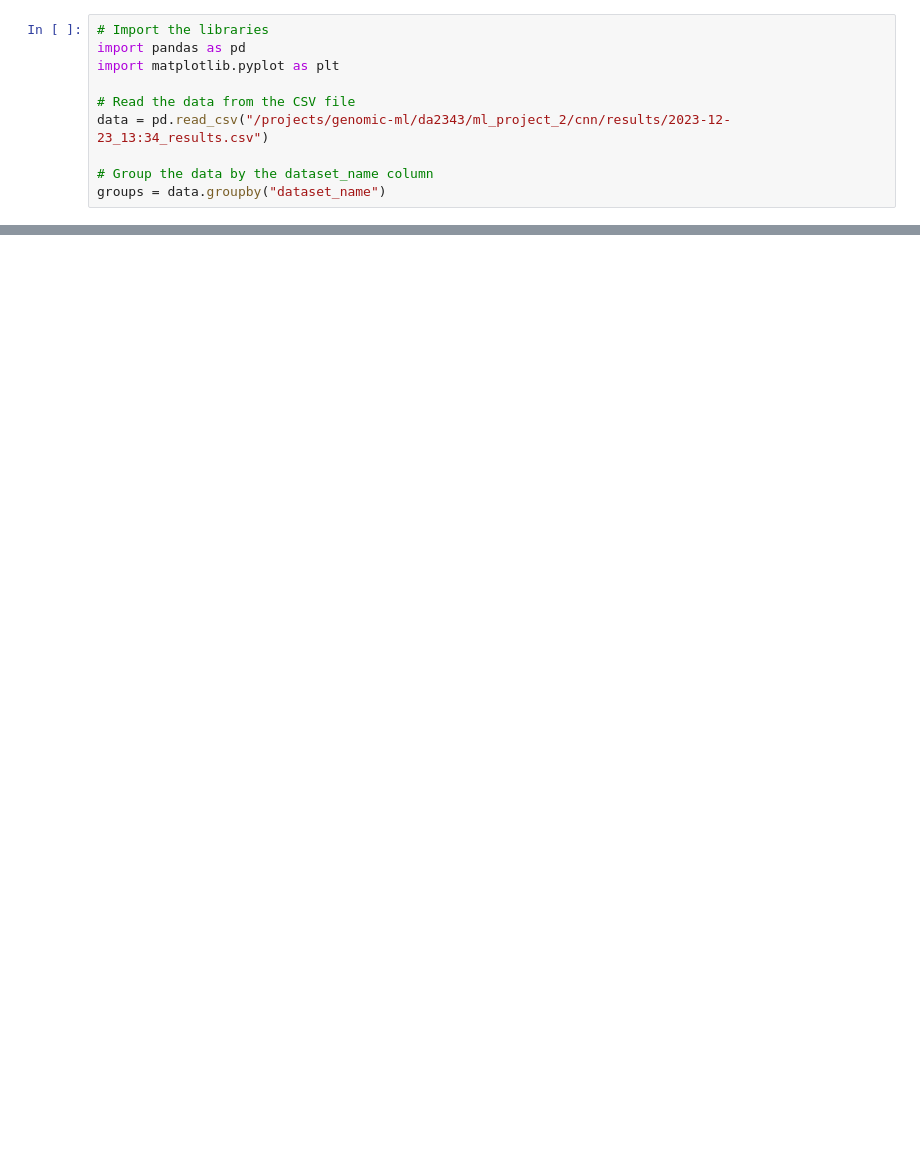
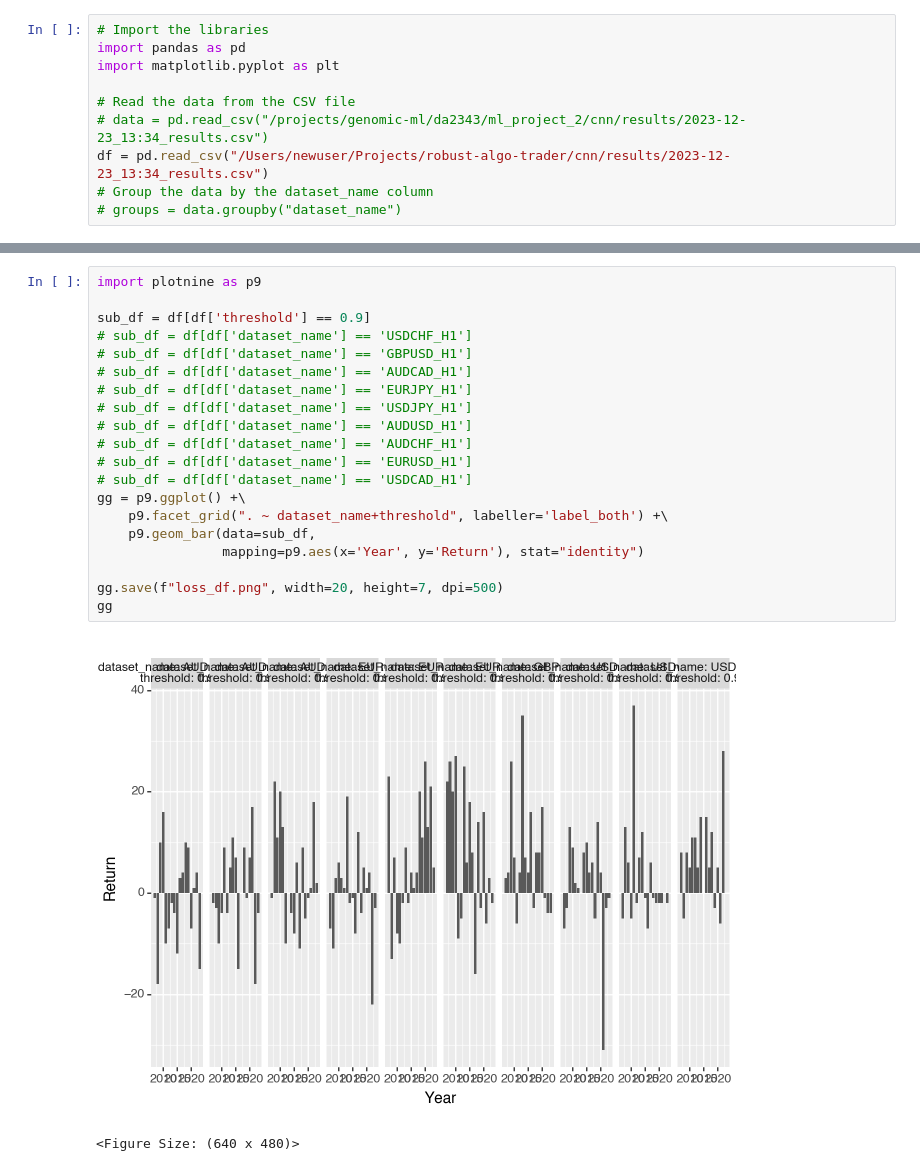
Before and after one commit to EngineerDanny/robust_algo_trader, a Jupyter notebook: cnn/results/analyze.ipynb, the cells around one changed output, grey strips where cells are left out. Saved outputs shown, nothing was run; the diff lists cells and outputs as text; blank space fills up the shorter version.

Commit message:
update cnn results

```diff
--- a/cnn/results/analyze.ipynb
+++ b/cnn/results/analyze.ipynb
@@ -4,7 +4,7 @@ import pandas as pd
 import matplotlib.pyplot as plt
 
 # Read the data from the CSV file
-data = pd.read_csv("/projects/genomic-ml/da2343/ml_project_2/cnn/results/2023-12-23_13:34_results.csv")
-
+# data = pd.read_csv("/projects/genomic-ml/da2343/ml_project_2/cnn/results/2023-12-23_13:34_results.csv")
+df = pd.read_csv("/Users/newuser/Projects/robust-algo-trader/cnn/results/2023-12-23_13:34_results.csv")
 # Group the data by the dataset_name column
-groups = data.groupby("dataset_name")
+# groups = data.groupby("dataset_name")
@@ -74,0 +27,23 @@ for name, group in groups:
+# %%
+import plotnine as p9
+
+sub_df = df[df['threshold'] == 0.9]
+# sub_df = df[df['dataset_name'] == 'USDCHF_H1']
+# sub_df = df[df['dataset_name'] == 'GBPUSD_H1']
+# sub_df = df[df['dataset_name'] == 'AUDCAD_H1']
+# sub_df = df[df['dataset_name'] == 'EURJPY_H1']
+# sub_df = df[df['dataset_name'] == 'USDJPY_H1']
+# sub_df = df[df['dataset_name'] == 'AUDUSD_H1']
+# sub_df = df[df['dataset_name'] == 'AUDCHF_H1']
+# sub_df = df[df['dataset_name'] == 'EURUSD_H1']
+# sub_df = df[df['dataset_name'] == 'USDCAD_H1']
+gg = p9.ggplot() +\
+    p9.facet_grid(". ~ dataset_name+threshold", labeller='label_both') +\
+    p9.geom_bar(data=sub_df,
+                mapping=p9.aes(x='Year', y='Return'), stat="identity")
+
+gg.save(f"loss_df.png", width=20, height=7, dpi=500)
+gg
+# %% [output]
+[figure, added]
+<Figure Size: (640 x 480)>
```
Also changed, not shown: parts of 4 cells of this notebook.
